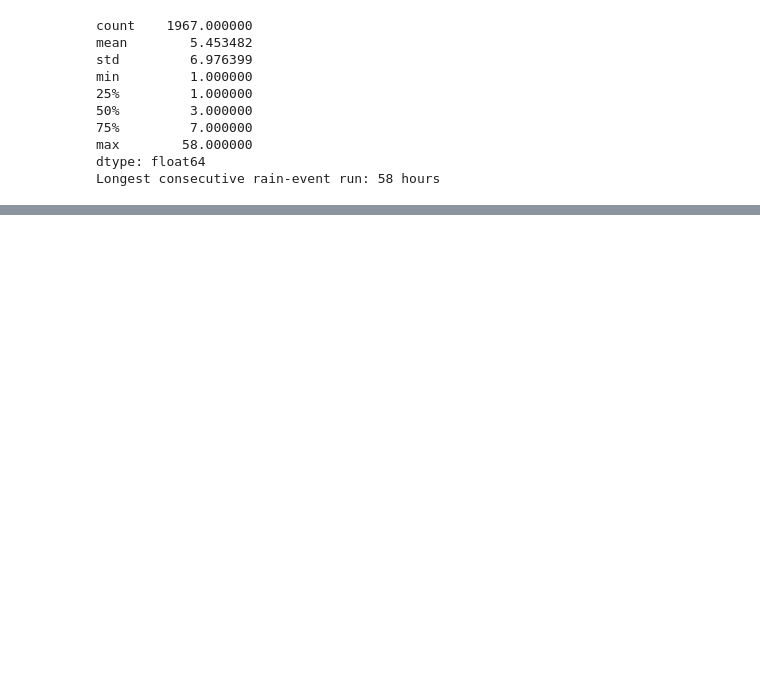
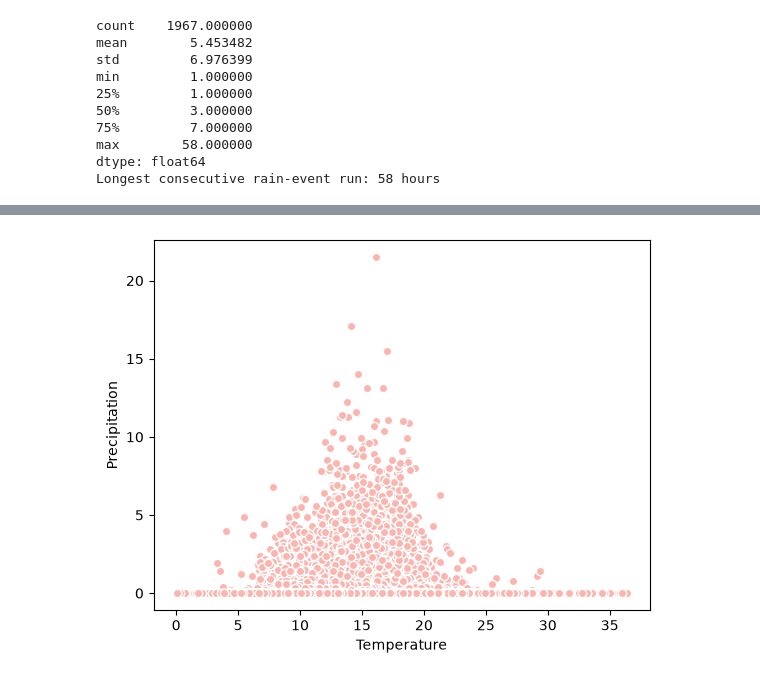
Before and after one commit to LouisSilva/Data-Stream-Mining-Practical-Assignment-1, a Jupyter notebook: notebooks/porto_analysis.ipynb, the cells around one changed output, grey strips where cells are left out. Drawn from its saved outputs; the diff is of its cells as text; code cells hidden in the pictures; blank space fills up the shorter version.

```diff
--- a/notebooks/porto_analysis.ipynb
+++ b/notebooks/porto_analysis.ipynb
@@ -174,0 +273,7 @@ Longest consecutive rain-event run: 58 hours
+# %%
+plt.scatter(df_new["temperature_2m"], df_new["precipitation"], edgecolors="white")
+plt.xlabel("Temperature")
+plt.ylabel("Precipitation")
+plt.show()
+# %% [output]
+[figure, added]
```
Also changed, not shown: parts of 18 cells of this notebook, 3 other files.
